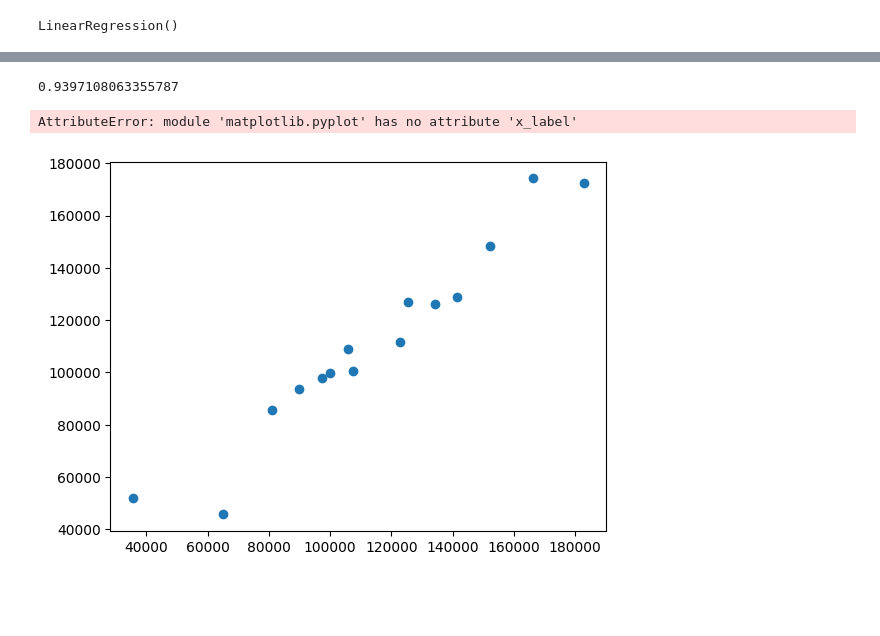
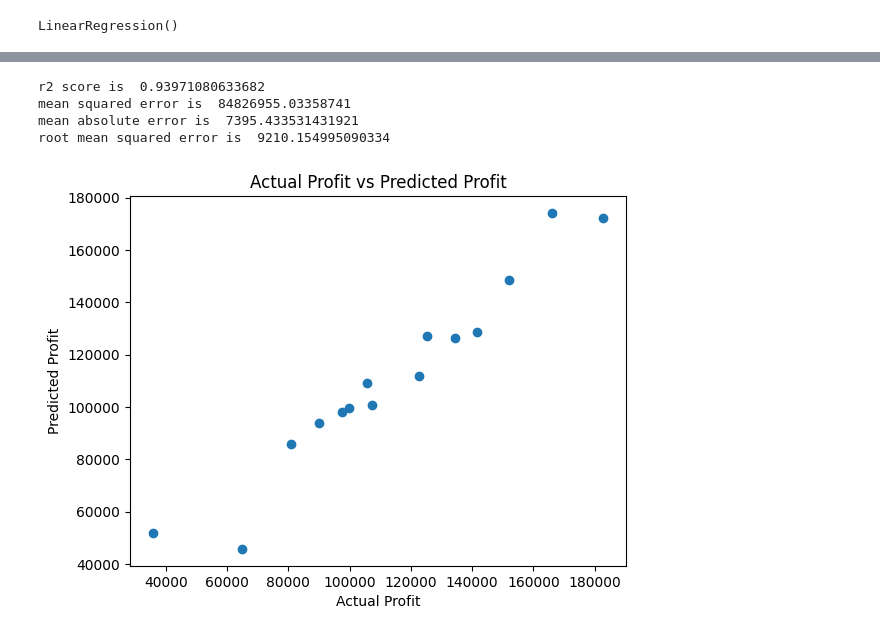
Before and after one commit to ibra56/multiple_linear_regression_model, a Jupyter notebook: multiple_linear_regression.ipynb, the cells around one changed output, grey strips where cells are left out. Cells and saved outputs as stored; diff of their text form; code cells hidden in the pictures; blank space fills up the shorter version.

```diff
--- a/multiple_linear_regression.ipynb
+++ b/multiple_linear_regression.ipynb
@@ -63,19 +63,30 @@ array([126187.39411506,  85788.82259513,  99777.02815177,  45706.12238327,
-# %%
-#   Calculating the R squared value
-from sklearn.metrics import r2_score
-score = r2_score(y_test,y_pred)
-score
-# %% [output]
-0.9397108063355787
+# %%
+#   Calculating the R squared value
+from sklearn.metrics import r2_score
+score = r2_score(y_test,y_pred)
+print("r2 score is ", score)
+#print the mean squared error
+from sklearn.metrics import mean_squared_error
+print("mean squared error is ", mean_squared_error(y_test,y_pred))
+#print the mean absolute error
+from sklearn.metrics import mean_absolute_error
+print("mean absolute error is ", mean_absolute_error(y_test,y_pred))
+#print the root mean squared error
+from sklearn.metrics import mean_squared_error
+print("root mean squared error is ", np.sqrt(mean_squared_error(y_test,y_pred)))
+# %% [output]
+r2 score is  0.93971080633682
+mean squared error is  84826955.03358741
+mean absolute error is  7395.433531431921
+root mean squared error is  9210.154995090334
 # %%
 import matplotlib.pyplot as plt
 
 # plotting the graph
 plt.scatter(y_test, y_pred)
-plt.x_label('Actual Profit')
-plt.y_label('Predicted Profit')
+plt.xlabel('Actual Profit')
+plt.ylabel('Predicted Profit')
 plt.title('Actual Profit vs Predicted Profit')
 plt.show()
 # %% [output]
-AttributeError: module 'matplotlib.pyplot' has no attribute 'x_label'
-[figure, old version]
+[figure, new version]
```
Also changed, not shown: parts of 2 cells of this notebook.
